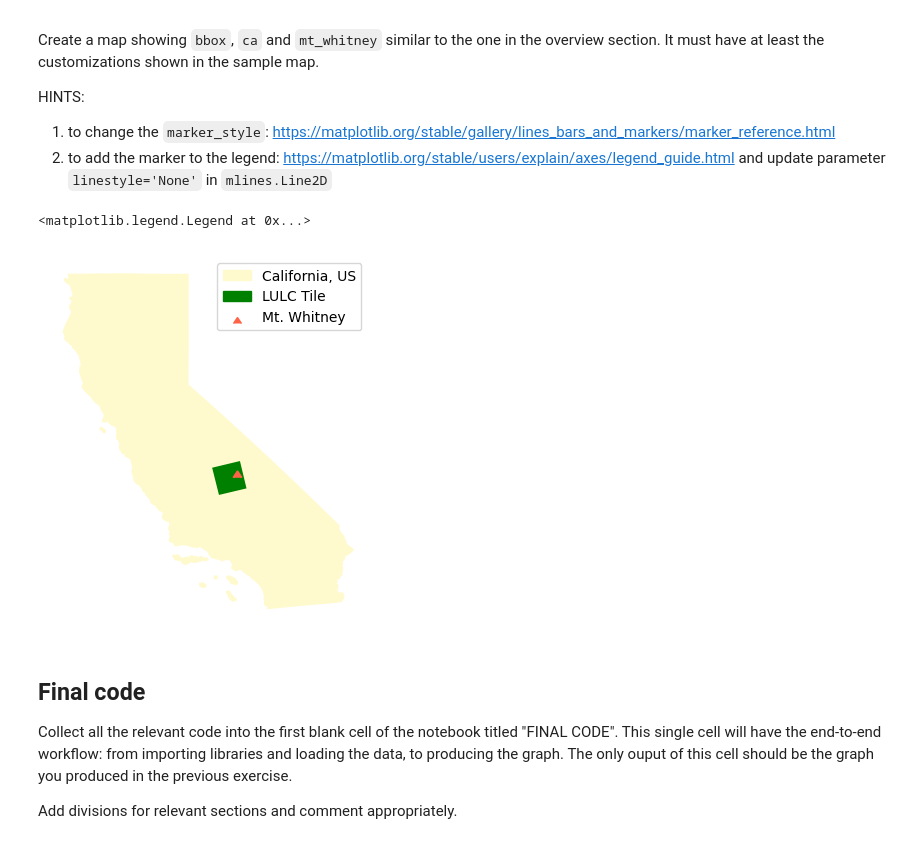
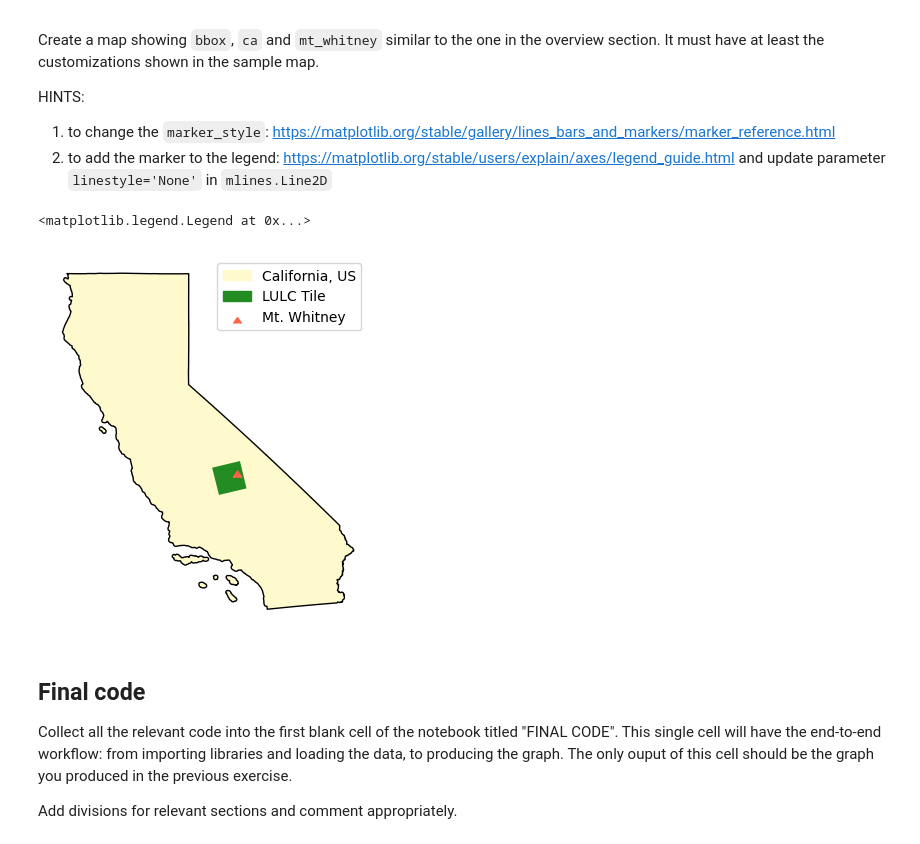
Before and after one commit to kristinaglass/eds220-hwk-4, a Jupyter notebook: hwk4-task1-whitney-map.ipynb, the cells around one changed output. Cells and saved outputs as stored; diff of their text form; code cells hidden in the pictures.

```diff
--- a/hwk4-task1-whitney-map.ipynb
+++ b/hwk4-task1-whitney-map.ipynb
@@ -185,28 +185,36 @@ HINTS:
 1. to change the `marker_style`: https://matplotlib.org/stable/gallery/lines_bars_and_markers/marker_reference.html
 2. to add the marker to the legend: https://matplotlib.org/stable/users/explain/axes/legend_guide.html and update parameter `linestyle='None'` in `mlines.Line2D`
 # %%
+#create plot
 fig, ax = plt.subplots()
 # --------------------------------------------
-ca.plot(ax=ax, color = 'lemonchiffon')
+#create California Plot
+ca.plot(ax=ax, color = 'lemonchiffon', edgecolor = "black")
+# create california legend patch
 ca_patch = mpatches.Patch(color='lemonchiffon',
                           label='California, US')
 
 # --------------------------------------------
-#kodiak.dissolve().plot(ax=ax, color = 'blue')
-bbox.plot(ax=ax, color = 'green')
-bbox_patch = mpatches.Patch(color='green',
+#create lulc bbox plot
+bbox.plot(ax=ax, color = 'forestgreen')
+#create bbox legend patch
+bbox_patch = mpatches.Patch(color='forestgreen',
                               label='LULC Tile')
 
+# --------------------------------------------
+#create mt whitney plot
 mt_whitney.plot(ax=ax, color = 'tomato', marker = 6)
+#create mt whitney legend patch
 mt_whitney_patch = mlines.Line2D([], [], color = 'tomato', marker = 6, label = 'Mt. Whitney', linestyle = 'None')
 
+#turn off axis
 plt.axis('off')
 # ------------------------------------------
 # create elegend
 ax.legend(handles = [ca_patch, bbox_patch, mt_whitney_patch])
 # %% [output]
 <matplotlib.legend.Legend at 0x...>
-[figure, old version]
+[figure, new version]
 # %% [markdown]
 ## Final code
 Collect all the relevant code into the first blank cell of the notebook titled "FINAL CODE". This single cell will have the end-to-end workflow: from importing libraries and loading the data, to producing the graph. The only ouput of this cell should be the graph you produced in the previous exercise.
```
Also changed, not shown: parts of 5 cells of this notebook.
